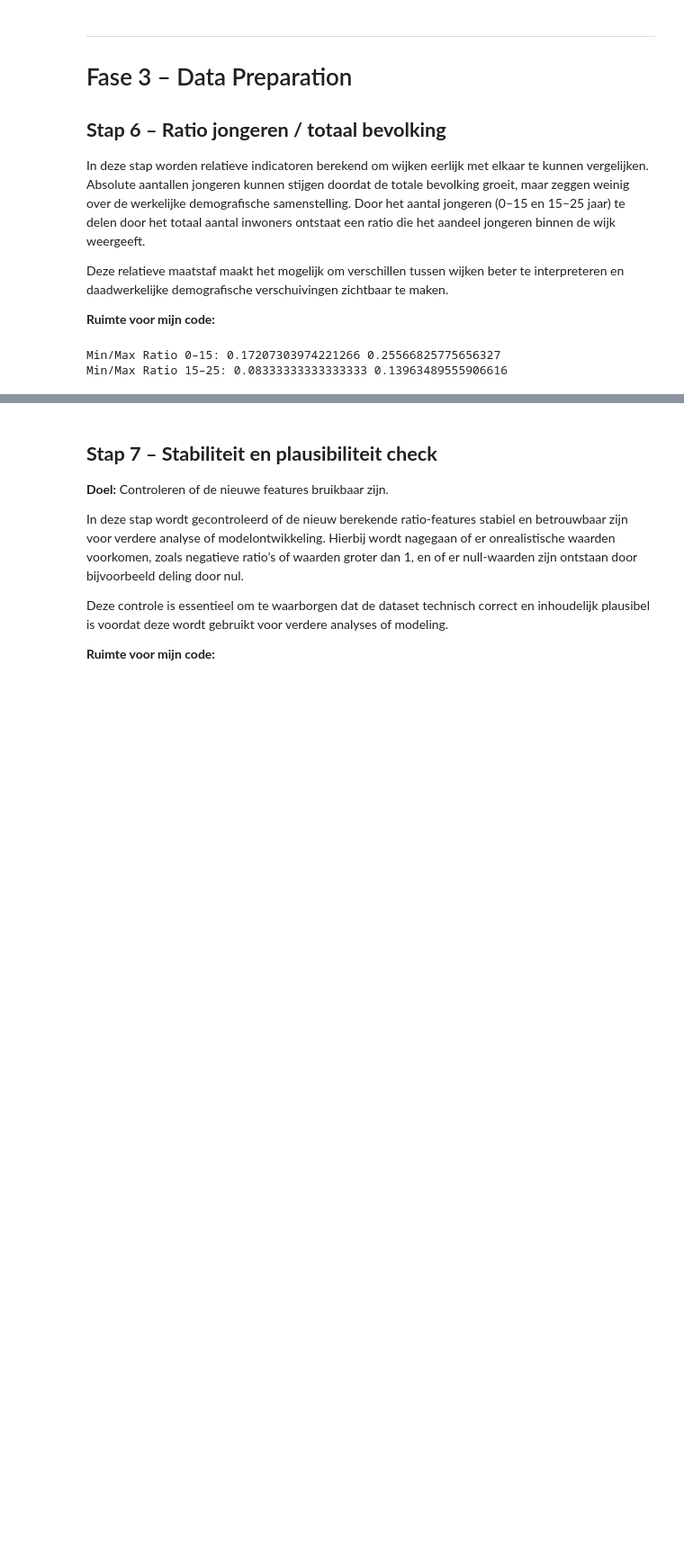
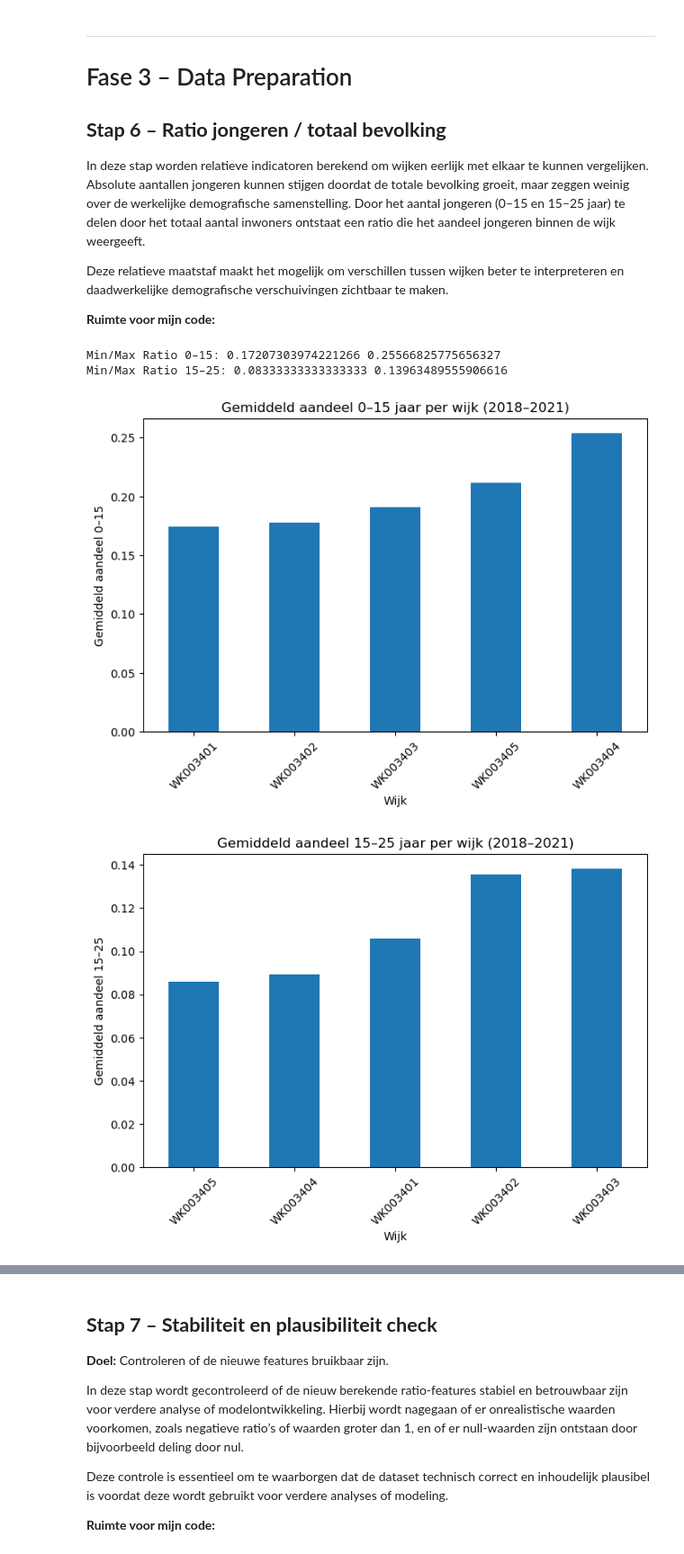
Before and after one commit to Ismael-991/almere-jeugd-voorspelling, a Jupyter notebook: notebooks/individual/Ismael_notebook.ipynb, the cells around one changed output, grey strips where cells are left out. Shown at 90% size. Cells and saved outputs as stored; diff of their text form; code cells hidden in the pictures; blank space fills up the shorter version.

Commit message:
andere keuze voor visualisaties

```diff
--- a/notebooks/individual/Ismael_notebook.ipynb
+++ b/notebooks/individual/Ismael_notebook.ipynb
@@ -242,31 +243,57 @@ Deze relatieve maatstaf maakt het mogelijk om verschillen tussen wijken beter te
 # %%
 df = pd.read_csv("../../data/processed/df_v5_clean_final.csv")
 df.columns = df.columns.astype(str).str.strip()
 
 # Peildatum -> Jaar
 df["Peildatum"] = pd.to_datetime(df["Peildatum"], dayfirst=True, errors="coerce")
 df["Jaar"] = df["Peildatum"].dt.year
 
 # Alleen consistente jaren
 df = df[df["Jaar"] <= 2021].copy()
 
-# (optioneel maar netjes) wijkcodes opschonen
+# wijkcodes opschonen
 df["Wijk"] = df["Wijk"].astype(str).str.strip()
 
 # Ratio's
 df["Ratio_0_15"] = df["k_0Tot15Jaar_8"] / df["AantalInwoners_5"]
 df["Ratio_15_25"] = df["k_15Tot25Jaar_9"] / df["AantalInwoners_5"]
 
 # Checks
 print("Min/Max Ratio 0–15:", df["Ratio_0_15"].min(), df["Ratio_0_15"].max())
 print("Min/Max Ratio 15–25:", df["Ratio_15_25"].min(), df["Ratio_15_25"].max())
 
 
+gemiddeld_0 = df.groupby("Wijk")["Ratio_0_15"].mean().sort_values()
+
+# Plotten
+plt.figure(figsize=(8,5))
+gemiddeld_0.plot(kind="bar")
+
+plt.ylabel("Gemiddeld aandeel 0–15")
+plt.title("Gemiddeld aandeel 0–15 jaar per wijk (2018–2021)")
+plt.xticks(rotation=45)
+plt.show()
+
+
+# Gemiddelde per wijk 15-25
+gemiddeld_1 = df.groupby("Wijk")["Ratio_15_25"].mean().sort_values()
+
+# Plotten
+plt.figure(figsize=(8,5))
+gemiddeld_1.plot(kind="bar")
+
+plt.ylabel("Gemiddeld aandeel 15–25")
+plt.title("Gemiddeld aandeel 15–25 jaar per wijk (2018–2021)")
+plt.xticks(rotation=45)
+plt.show()
+
 # Opslaan tijdelijke dataset
 df.to_csv("../../data/processed/df_v8_ratio_temp.csv", index=False)
 # %% [output]
 Min/Max Ratio 0–15: 0.17207303974221266 0.25566825775656327
 Min/Max Ratio 15–25: 0.08333333333333333 0.13963489555906616
+[figure, added]
+[figure, added]
 # %% [markdown]
 **CSV opslaan als:**
 `data/processed/df_v8_ratio_added.csv`
```
Also changed, not shown: parts of 3 cells of this notebook.
